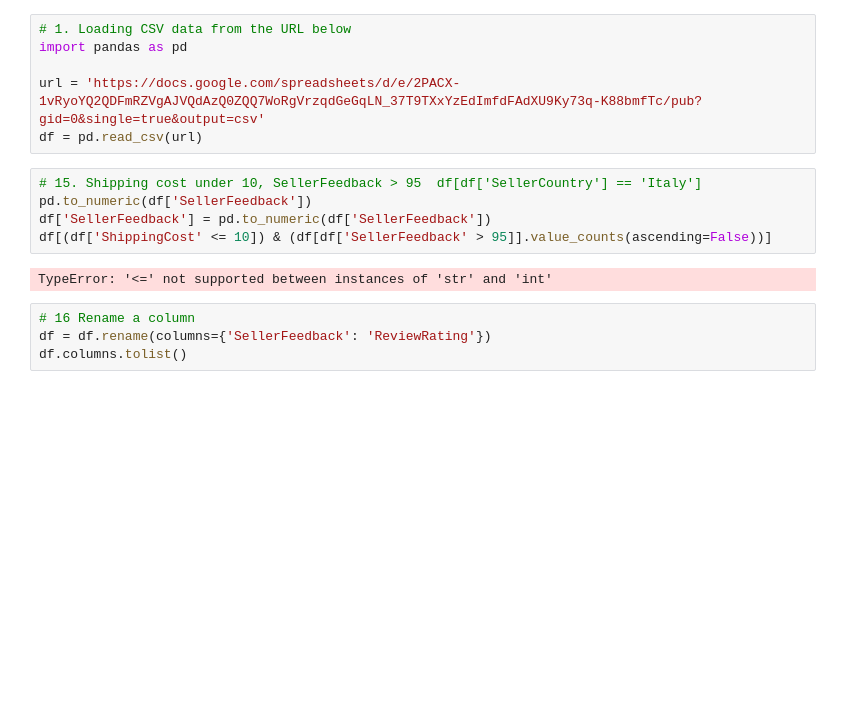
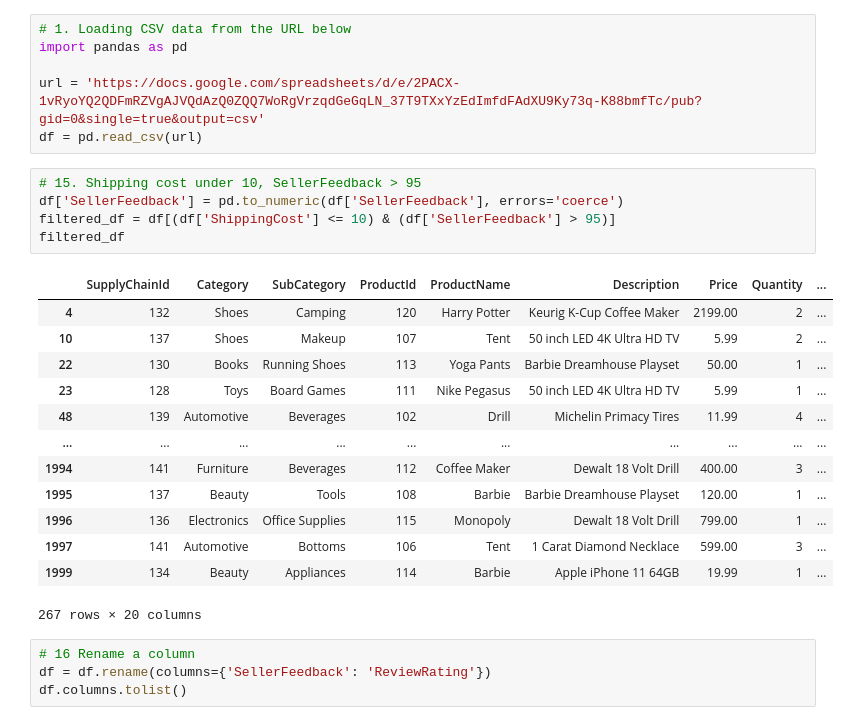
Before and after one commit to kwmir113/Data-Science-Academy, a Jupyter notebook: Copy_of_Kamran_Mir_Certificate_2026.ipynb, the cells around one changed output. Drawn from its saved outputs; the diff is of its cells as text; blank space fills up the shorter version.

```diff
--- a/Copy_of_Kamran_Mir_Certificate_2026.ipynb
+++ b/Copy_of_Kamran_Mir_Certificate_2026.ipynb
@@ -276,12 +276,24 @@ import pandas as pd
 url = 'https://docs.google.com/spreadsheets/d/e/2PACX-1vRyoYQ2QDFmRZVgAJVQdAzQ0ZQQ7WoRgVrzqdGeGqLN_37T9TXxYzEdImfdFAdXU9Ky73q-K88bmfTc/pub?gid=0&single=true&output=csv'
 df = pd.read_csv(url)
 # %%
-# 15. Shipping cost under 10, SellerFeedback > 95  df[df['SellerCountry'] == 'Italy']
-pd.to_numeric(df['SellerFeedback'])
-df['SellerFeedback'] = pd.to_numeric(df['SellerFeedback'])
-df[(df['ShippingCost' <= 10]) & (df[df['SellerFeedback' > 95]].value_counts(ascending=False))]
+# 15. Shipping cost under 10, SellerFeedback > 95
+df['SellerFeedback'] = pd.to_numeric(df['SellerFeedback'], errors='coerce')
+filtered_df = df[(df['ShippingCost'] <= 10) & (df['SellerFeedback'] > 95)]
+filtered_df
 # %% [output]
+|  | SupplyChainId | Category | SubCategory | ProductId | ProductName | Description | Price | Quantity | ... |
+| 4 | 132 | Shoes | Camping | 120 | Harry Potter | Keurig K-Cup Coffee Maker | 2199.00 | 2 | ... |
+| 10 | 137 | Shoes | Makeup | 107 | Tent | 50 inch LED 4K Ultra HD TV | 5.99 | 2 | ... |
+| 22 | 130 | Books | Running Shoes | 113 | Yoga Pants | Barbie Dreamhouse Playset | 50.00 | 1 | ... |
+| 23 | 128 | Toys | Board Games | 111 | Nike Pegasus | 50 inch LED 4K Ultra HD TV | 5.99 | 1 | ... |
+| 48 | 139 | Automotive | Beverages | 102 | Drill | Michelin Primacy Tires | 11.99 | 4 | ... |
+| ... | ... | ... | ... | ... | ... | ... | ... | ... | ... |
+| 1994 | 141 | Furniture | Beverages | 112 | Coffee Maker | Dewalt 18 Volt Drill | 400.00 | 3 | ... |
+| 1995 | 137 | Beauty | Tools | 108 | Barbie | Barbie Dreamhouse Playset | 120.00 | 1 | ... |
+| 1996 | 136 | Electronics | Office Supplies | 115 | Monopoly | Dewalt 18 Volt Drill | 799.00 | 1 | ... |
+| 1997 | 141 | Automotive | Bottoms | 106 | Tent | 1 Carat Diamond Necklace | 599.00 | 3 | ... |
+| 1999 | 134 | Beauty | Appliances | 114 | Barbie | Apple iPhone 11 64GB | 19.99 | 1 | ... |
-TypeError: '<=' not supported between instances of 'str' and 'int'
+267 rows × 20 columns
 # %%
 # 16 Rename a column
 df = df.rename(columns={'SellerFeedback': 'ReviewRating'})
```
